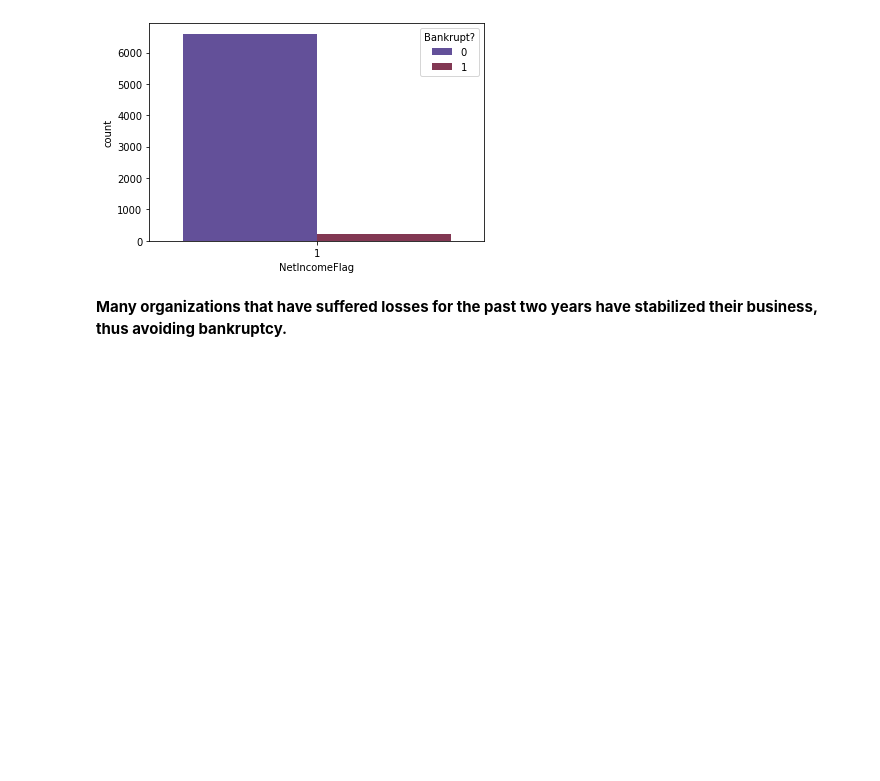
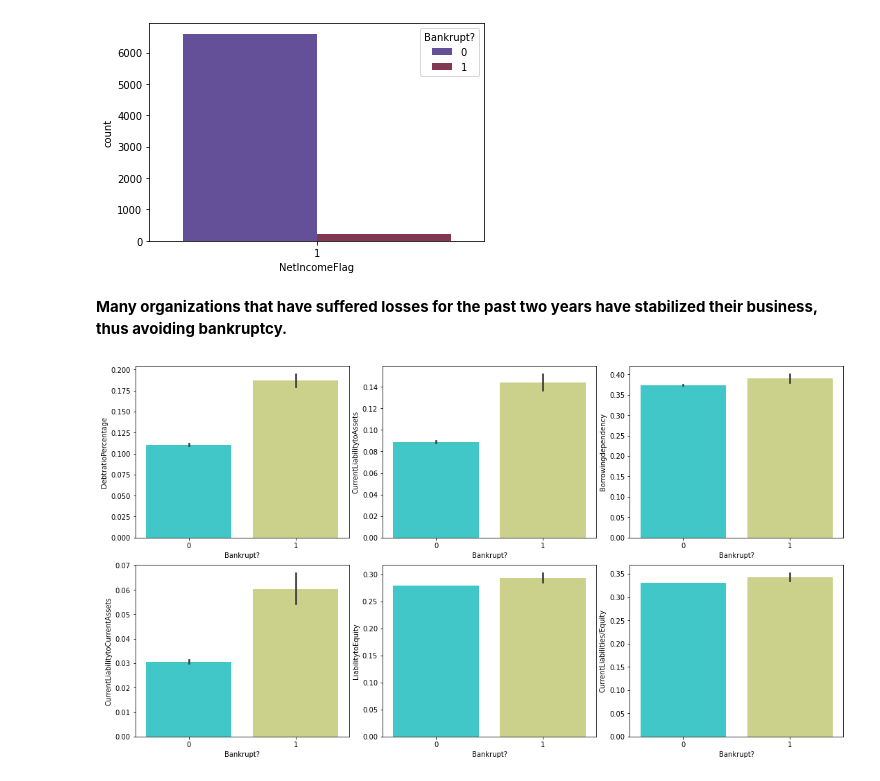
Before and after one commit to Shantanuh10/Bankruptcy-Prediction, a Jupyter notebook: Capstone_Project_3_Company_Bankruptcy_Prediction.ipynb, the cells around one changed output. Cells and saved outputs as stored; diff of their text form; code cells hidden in the pictures; blank space fills up the shorter version.

```diff
--- a/Capstone_Project_3_Company_Bankruptcy_Prediction.ipynb
+++ b/Capstone_Project_3_Company_Bankruptcy_Prediction.ipynb
@@ -405,3 +405,30 @@ dtype: int64
 [figure]
 # %% [markdown]
 **Many organizations that have suffered losses for the past two years have stabilized their business, thus avoiding bankruptcy.**
+# %%
+#For the sake of simplicity, we analyze the six top positively and negatively correlated attributes
+
+positive_corr = df[numeric_features].corrwith(df["Bankrupt?"]).sort_values(ascending=False)[:6].index.tolist()
+negative_corr = df[numeric_features].corrwith(df["Bankrupt?"]).sort_values()[:6].index.tolist()
+
+positive_corr = df[positive_corr + ["Bankrupt?"]].copy()
+negative_corr = df[negative_corr + ["Bankrupt?"]].copy()
+# %%
+def corrbargraph(x_value, y_value):
+
+    plt.figure(figsize=(15,8))
+    colors=['rainbow', 'RdBu_r']
+    value = randint(0, len(colors)-1)
+
+    for i in range(1,7):
+        plt.subplot(2,3,i)
+        sns.barplot(x = x_value, y = y_value[i-1],data = df,palette = colors[value])
+
+    plt.tight_layout(pad=0.5)
+# %%
+x_value = positive_corr.columns.tolist()[-1]
+y_value = positive_corr.columns.tolist()[:-1]
+
+corrbargraph(x_value, y_value)
+# %% [output]
+[figure, added]
```
Also changed, not shown: parts of 9 cells of this notebook.
